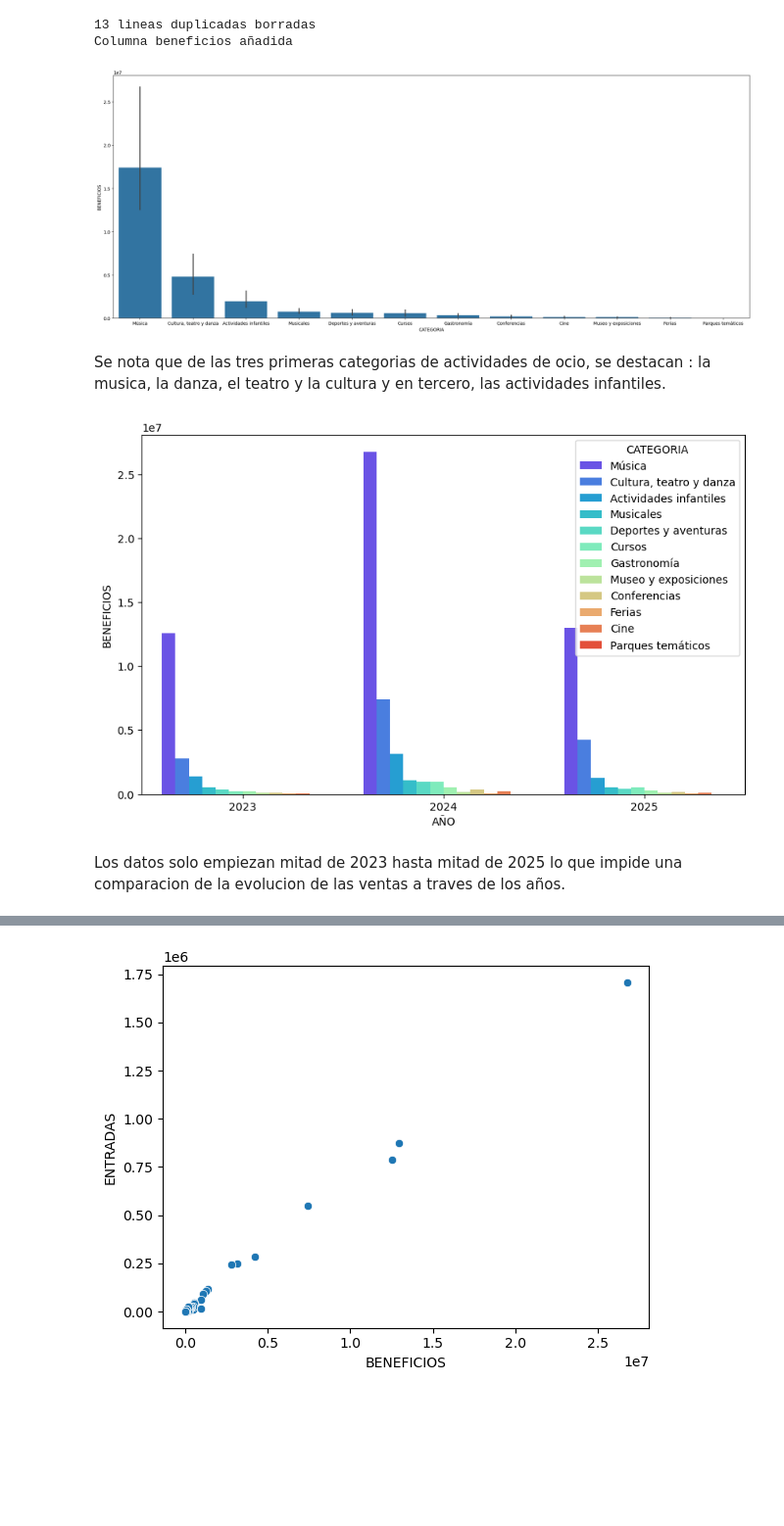
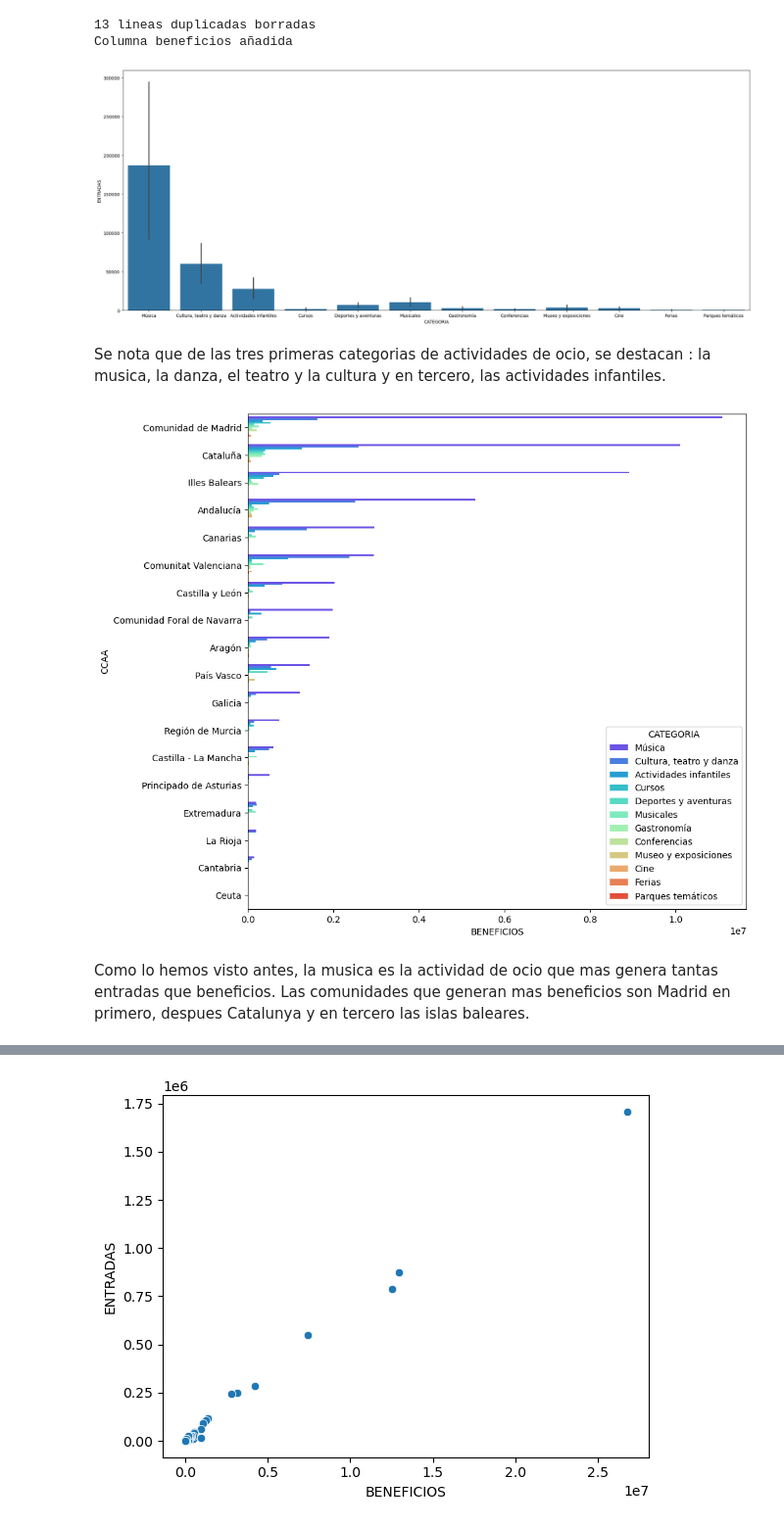
Before and after one commit to lorenabao/ETL_Turismo, a Jupyter notebook: 04_Visualization.ipynb, the cells around one changed output, grey strips where cells are left out. Shown at 98% size. Saved outputs shown, nothing was run; the diff lists cells and outputs as text; code cells hidden in the pictures; blank space fills up the shorter version.

Commit message:
Visualizacion

```diff
--- a/04_Visualization.ipynb
+++ b/04_Visualization.ipynb
@@ -35,7 +35,7 @@ def limpieza(df_AOD):
 
 #Las columnas de años, mes, producto, provincia, visita pagina, gasto toal, y transacciones no nos interesan para responder a nuestra pregunta.`
 
-    columnas_a_borrar = ["MES", "PRODUCTO", "PROVINCIA", "VISITAS_PAGINAS", "GASTO_TOTAL", "TRANSACCIONES", "CCAA"]
+    columnas_a_borrar = ["AÑO", "MES", "PRODUCTO", "PROVINCIA", "VISITAS_PAGINAS", "GASTO_TOTAL", "TRANSACCIONES"]
     columnas =[col for col in columnas_a_borrar if col in df_AOD.columns]
     df_AOD = df_AOD.drop(columns=columnas)
 
@@ -49,7 +49,7 @@ def limpieza(df_AOD):
         print("Columna beneficios añadida")
 
     if "CATEGORIA" in df_AOD.columns and "BENEFICIOS" in df_AOD.columns:
-        df_groupado = df_AOD.groupby(["AÑO","CATEGORIA"]).agg({
+        df_groupado = df_AOD.groupby(["CCAA","CATEGORIA"]).agg({
             "ENTRADAS": "sum",
             "PRECIO_MEDIO_ENTRADA": "mean",
             "BENEFICIOS": "sum"
@@ -65,19 +65,20 @@ df_AOD = limpieza(df_AOD)
 Columna beneficios añadida
 # %%
 plt.figure(figsize = (26, 10))
-sns.barplot(x = df_AOD["CATEGORIA"], y = df_AOD["BENEFICIOS"], data = df_AOD)
+sns.barplot(x = df_AOD["CATEGORIA"], y = df_AOD["ENTRADAS"], data = df_AOD)
 plt.show()
 # %% [output]
-[figure, old version]
+[figure, new version]
 # %% [markdown]
 Se nota que de las tres primeras categorias de actividades de ocio, se destacan : la musica, la danza, el teatro y la cultura y en tercero, las actividades infantiles.
 # %%
-fig, ax = plt.subplots(figsize = (10, 6))
 
-sns.barplot(x = "AÑO", y = "BENEFICIOS", hue = "CATEGORIA", data = df_AOD, palette = "rainbow")
+fig, ax = plt.subplots(figsize = (10, 10))
+
+sns.barplot(x = "BENEFICIOS", y = "CCAA", hue = "CATEGORIA", data = df_AOD, palette = "rainbow")
 
 plt.show()
 # %% [output]
-[figure, old version]
+[figure, new version]
 # %% [markdown]
-Los datos solo empiezan mitad de 2023 hasta mitad de 2025 lo que impide una comparacion de la evolucion de las ventas a traves de los años.
+Como lo hemos visto antes, la musica es la actividad de ocio que mas genera tantas entradas que beneficios. Las comunidades que generan mas beneficios son Madrid en primero, despues Catalunya y en tercero las islas baleares.
```
Also changed, not shown: parts of 5 cells of this notebook.
